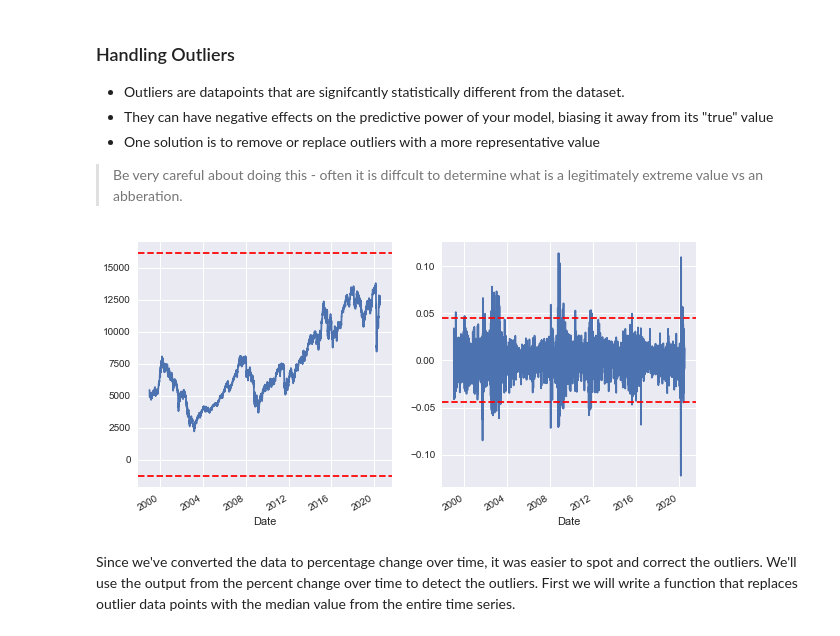
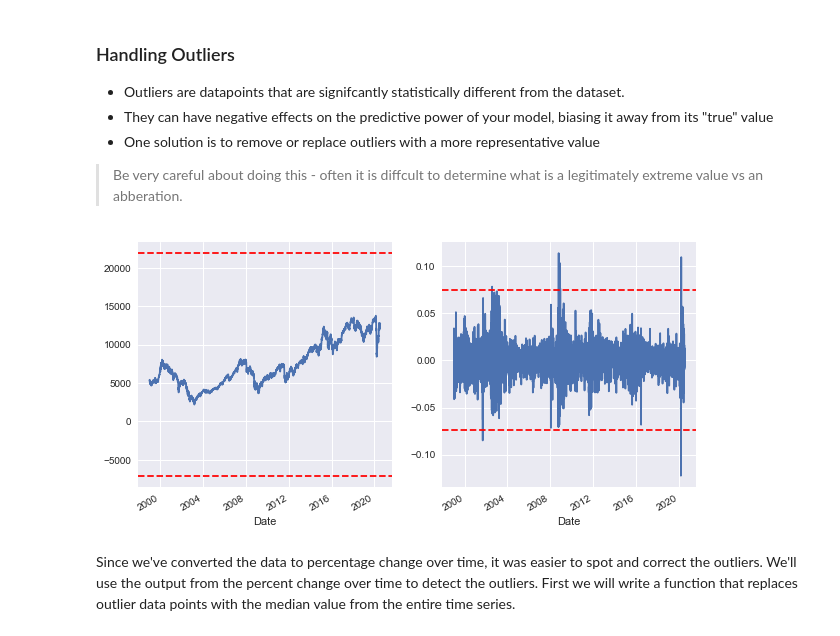
Before and after one commit to kaymal/ML-advanced, a Jupyter notebook: Time Series - ML.ipynb, the cells around one changed output. Cells and saved outputs as stored; diff of their text form; code cells hidden in the pictures.

```diff
--- a/Time Series - ML.ipynb
+++ b/Time Series - ML.ipynb
@@ -218,7 +330,7 @@ def percent_change(values):
     return percent_change
 
 # Plot the raw data
-fig, axs = plt.subplots(1, 3, figsize=(12, 7))
+fig, axs = plt.subplots(1, 3, figsize=(15, 7))
 ax = dax.plot(ax=axs[0], title='DAX Raw Data')
 
 # Calculate % change (window) and plot
@@ -252,17 +369,17 @@ dax = dax.dropna()
 # %%
 # Plotting a threshold on our data
 fig, axs = plt.subplots(1, 2, figsize=(10, 5))
 for data, ax in zip([dax.Close, dax.Pct_change], axs):
     # Calculate the mean / standard deviation for the data
     this_mean = data.mean()
     this_std = data.std()
-    # Plot the data, with a window that is 3 standard deviations
+    # Plot the data, with a window that is 5 standard deviations
     # around the mean on the row and transformed data
     data.plot(ax=ax)
-    ax.axhline(this_mean + this_std * 3, ls='--', c='r')
-    ax.axhline(this_mean - this_std * 3, ls='--', c='r')
+    ax.axhline(this_mean + this_std * 5, ls='--', c='r')
+    ax.axhline(this_mean - this_std * 5, ls='--', c='r')
 # %% [output]
-[figure, old version]
+[figure, new version]
 # %% [markdown]
 Since we've converted the data to percentage change over time, it was easier to spot and correct the outliers. We'll use the output from the percent change over time to detect the outliers. First we will write a function that replaces outlier data points with the median value from the entire time series.
 # %%
```
Also changed, not shown: parts of 62 cells of this notebook.
